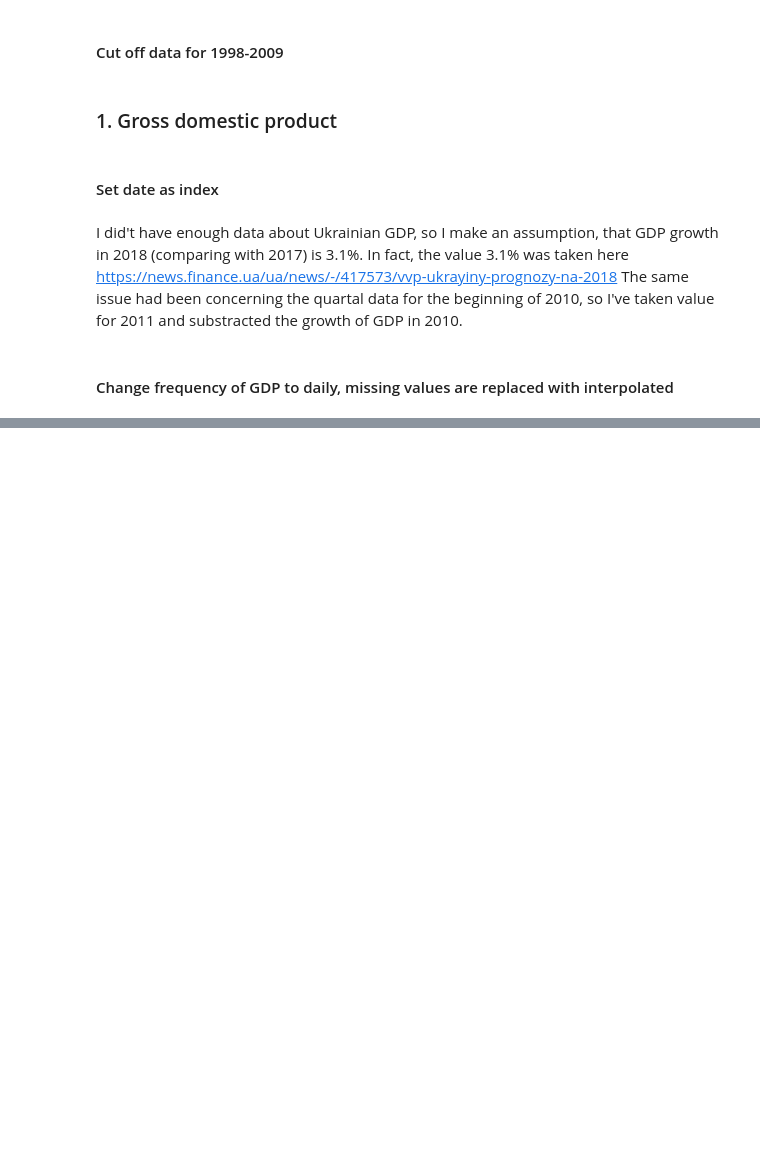
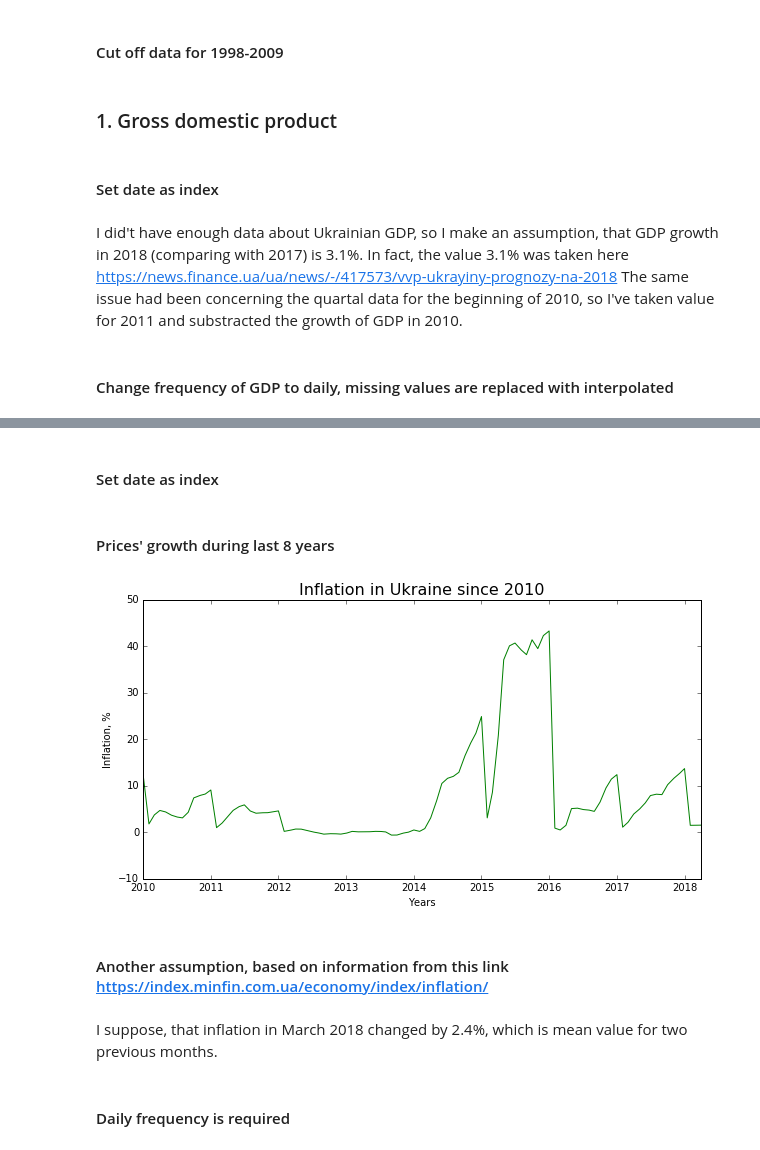
Before and after one commit to yuriimchg/UAH-exhange-rate-prediction, a Jupyter notebook: data_cleaning.ipynb, the cells around one changed output, grey strips where cells are left out. Saved outputs shown, nothing was run; the diff lists cells and outputs as text; code cells hidden in the pictures; blank space fills up the shorter version.

```diff
--- a/data_cleaning.ipynb
+++ b/data_cleaning.ipynb
@@ -234,0 +199,20 @@ dtype: int64
+# %% [markdown]
+####  Set date as index
+# %%
+df_inflation['date'] = pd.to_datetime(df_inflation['date'])
+df_inflation = df_inflation.set_index('date')
+# %% [markdown]
+#### Prices' growth during last 8 years
+# %%
+plt.figure(figsize=[10,5])
+plt.plot(df_inflation['value'], color='g')
+plt.title('Inflation in Ukraine since 2010', fontsize='16')
+plt.xlabel('Years')
+plt.ylabel('Inflation, %')
+plt.show()
+# %% [output]
+[figure, added]
+# %% [markdown]
+#### Another assumption, based on information from this link https://index.minfin.com.ua/economy/index/inflation/
+# %% [markdown]
+I suppose, that inflation in March 2018 changed by 2.4%, which is mean value for two previous months.
@@ -234,0 +223,2 @@ dtype: int64
+# %% [markdown]
+#### Daily frequency is required
```
Also changed, not shown: parts of 59 cells of this notebook, 1 other file.
